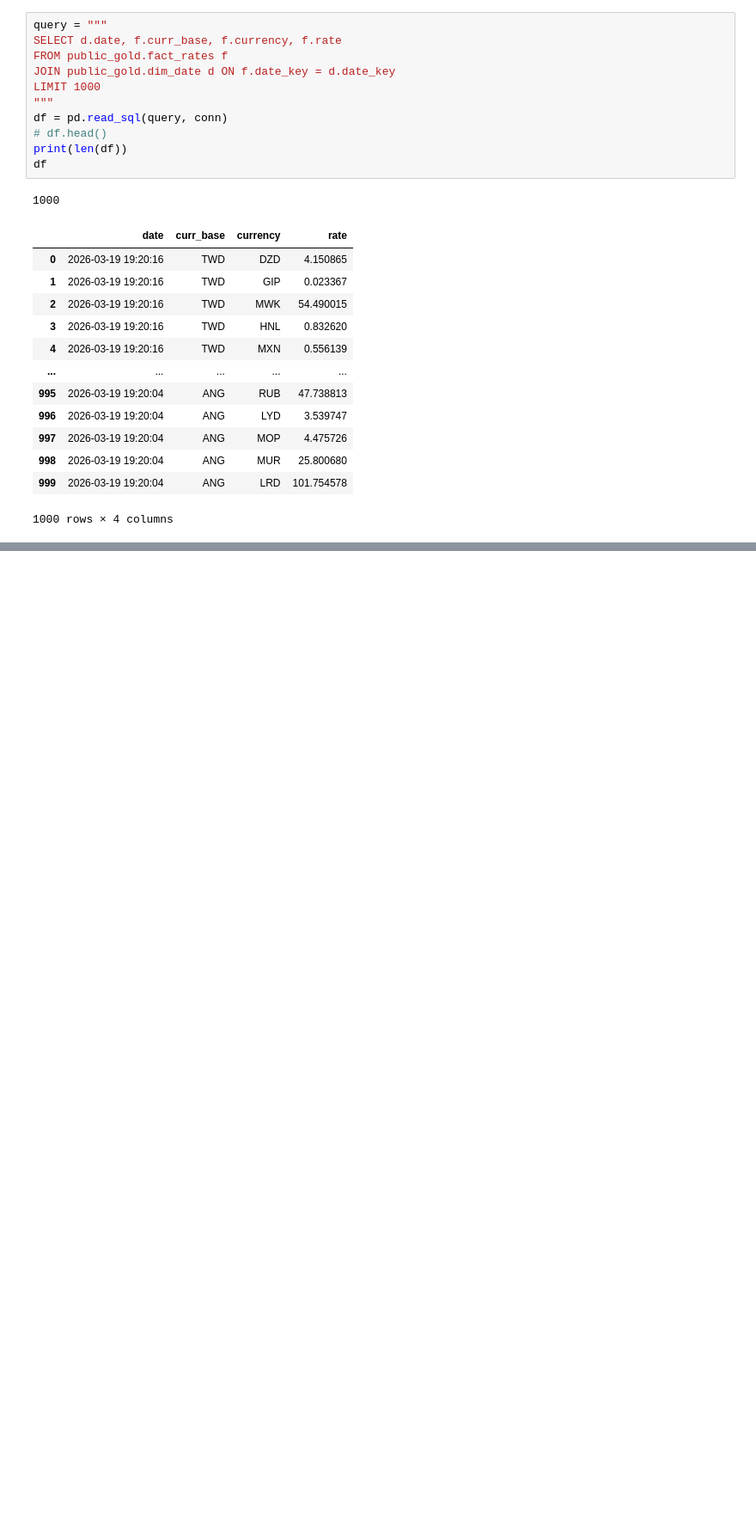
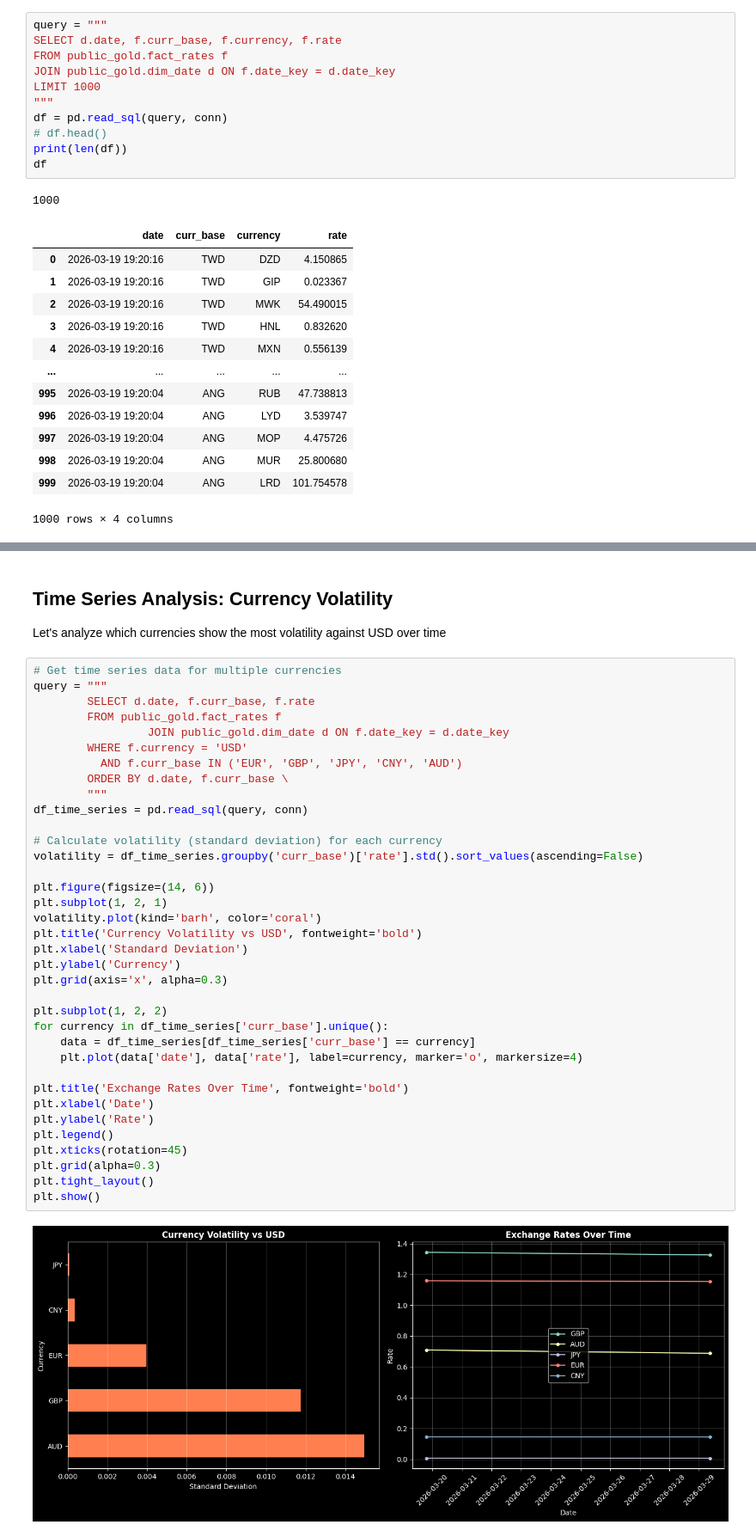
Before and after one commit to TanelS/currency-pipeline, a Jupyter notebook: notebooks/currencies_gold.ipynb, the cells around one changed output, grey strips where cells are left out. Shown at 86% size. Saved outputs shown, nothing was run; the diff lists cells and outputs as text; blank space fills up the shorter version.

```diff
--- a/notebooks/currencies_gold.ipynb
+++ b/notebooks/currencies_gold.ipynb
@@ -105,0 +90,41 @@ plt.show()
+# %% [markdown]
+## Time Series Analysis: Currency Volatility
+Let's analyze which currencies show the most volatility against USD over time
+# %%
+# Get time series data for multiple currencies
+query = """
+        SELECT d.date, f.curr_base, f.rate
+        FROM public_gold.fact_rates f
+                 JOIN public_gold.dim_date d ON f.date_key = d.date_key
+        WHERE f.currency = 'USD'
+          AND f.curr_base IN ('EUR', 'GBP', 'JPY', 'CNY', 'AUD')
+        ORDER BY d.date, f.curr_base \
+        """
+df_time_series = pd.read_sql(query, conn)
+
+# Calculate volatility (standard deviation) for each currency
+volatility = df_time_series.groupby('curr_base')['rate'].std().sort_values(ascending=False)
+
+plt.figure(figsize=(14, 6))
+plt.subplot(1, 2, 1)
+volatility.plot(kind='barh', color='coral')
+plt.title('Currency Volatility vs USD', fontweight='bold')
+plt.xlabel('Standard Deviation')
+plt.ylabel('Currency')
+plt.grid(axis='x', alpha=0.3)
+
+plt.subplot(1, 2, 2)
+for currency in df_time_series['curr_base'].unique():
+    data = df_time_series[df_time_series['curr_base'] == currency]
+    plt.plot(data['date'], data['rate'], label=currency, marker='o', markersize=4)
+
+plt.title('Exchange Rates Over Time', fontweight='bold')
+plt.xlabel('Date')
+plt.ylabel('Rate')
+plt.legend()
+plt.xticks(rotation=45)
+plt.grid(alpha=0.3)
+plt.tight_layout()
+plt.show()
+# %% [output]
+[figure, added]
```
Also changed, not shown: parts of 9 cells of this notebook, 1 other file.
